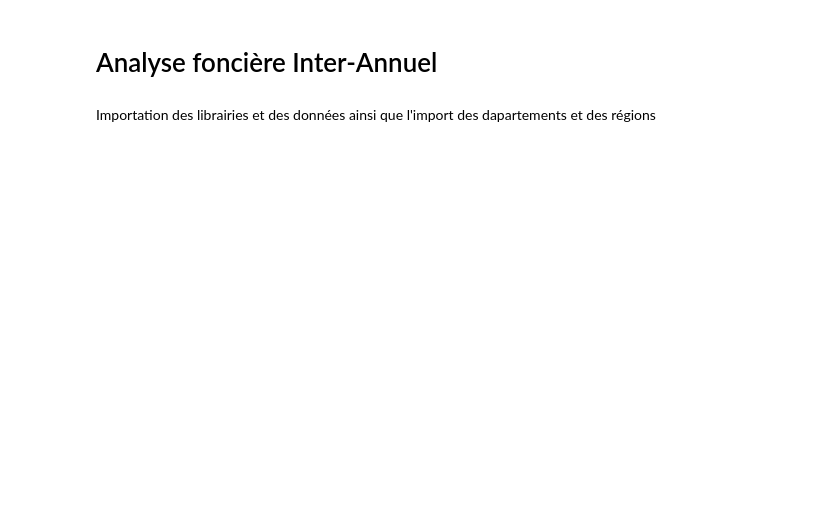
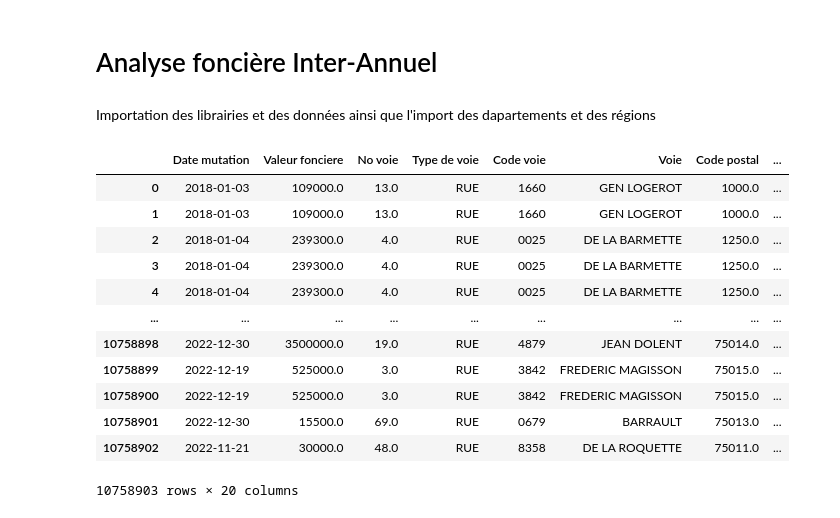
Before and after one commit to GuillaumeDorschner/Real-Estate-Analysis-France, a Jupyter notebook: data analyse/Analyse_interannuel.ipynb, the cells around one changed output. Saved outputs shown, nothing was run; the diff lists cells and outputs as text; code cells hidden in the pictures; blank space fills up the shorter version.

```diff
--- a/data analyse/Analyse_interannuel.ipynb
+++ b/data analyse/Analyse_interannuel.ipynb
@@ -151,11 +151,31 @@ REGIONS = {
     'Mayotte': ['976']
 }
 
+dth = '#ff2e63'
+rec = '#21bf73'
+act = '#fe9801'
 
-data = pd.read_csv(r"../data/annee_traitee/2018.csv",low_memory=False,sep=",",header=0)
-data.append(pd.read_csv(r"../data/annee_traitee/2019.csv",low_memory=False,sep=",",header=0))
-data.append(pd.read_csv(r"../data/annee_traitee/2020.csv",low_memory=False,sep=",",header=0))
-data.append(pd.read_csv(r"../data/annee_traitee/2021.csv",low_memory=False,sep=",",header=0))
-data.append(pd.read_csv(r"../data/annee_traitee/2022.csv",low_memory=False,sep=",",header=0))
+data = pd.read_csv(r"../data/annee_traitee/2018.csv",low_memory=False,sep=",",header=0,index_col=0)
+data = data.append(pd.read_csv(r"../data/annee_traitee/2019.csv",low_memory=False,sep=",",header=0,index_col=0))
+data = data.append(pd.read_csv(r"../data/annee_traitee/2020.csv",low_memory=False,sep=",",header=0,index_col=0))
+data = data.append(pd.read_csv(r"../data/annee_traitee/2021.csv",low_memory=False,sep=",",header=0,index_col=0))
+data = data.append(pd.read_csv(r"../data/annee_traitee/2022.csv",low_memory=False,sep=",",header=0,index_col=0))
 
 data["Date mutation"] = pd.to_datetime(data["Date mutation"], format="%Y-%m-%d")
+data = data.reset_index(drop=True)
+# %%
+display(data)
+# %% [output]
+|  | Date mutation | Valeur fonciere | No voie | Type de voie | Code voie | Voie | Code postal | ... |
+| 0 | 2018-01-03 | 109000.0 | 13.0 | RUE | 1660 | GEN LOGEROT | 1000.0 | ... |
+| 1 | 2018-01-03 | 109000.0 | 13.0 | RUE | 1660 | GEN LOGEROT | 1000.0 | ... |
+| 2 | 2018-01-04 | 239300.0 | 4.0 | RUE | 0025 | DE LA BARMETTE | 1250.0 | ... |
+| 3 | 2018-01-04 | 239300.0 | 4.0 | RUE | 0025 | DE LA BARMETTE | 1250.0 | ... |
+| 4 | 2018-01-04 | 239300.0 | 4.0 | RUE | 0025 | DE LA BARMETTE | 1250.0 | ... |
+| ... | ... | ... | ... | ... | ... | ... | ... | ... |
+| 10758898 | 2022-12-30 | 3500000.0 | 19.0 | RUE | 4879 | JEAN DOLENT | 75014.0 | ... |
+| 10758899 | 2022-12-19 | 525000.0 | 3.0 | RUE | 3842 | FREDERIC MAGISSON | 75015.0 | ... |
+| 10758900 | 2022-12-19 | 525000.0 | 3.0 | RUE | 3842 | FREDERIC MAGISSON | 75015.0 | ... |
+| 10758901 | 2022-12-30 | 15500.0 | 69.0 | RUE | 0679 | BARRAULT | 75013.0 | ... |
+| 10758902 | 2022-11-21 | 30000.0 | 48.0 | RUE | 8358 | DE LA ROQUETTE | 75011.0 | ... |
+10758903 rows × 20 columns
```
Also changed, not shown: parts of 1 cell of this notebook, 1 other file.
